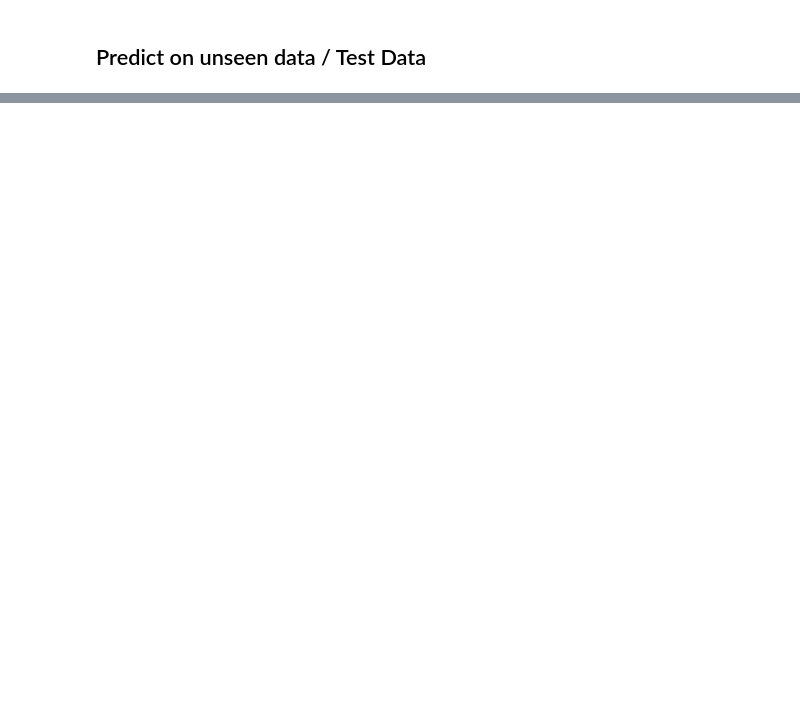
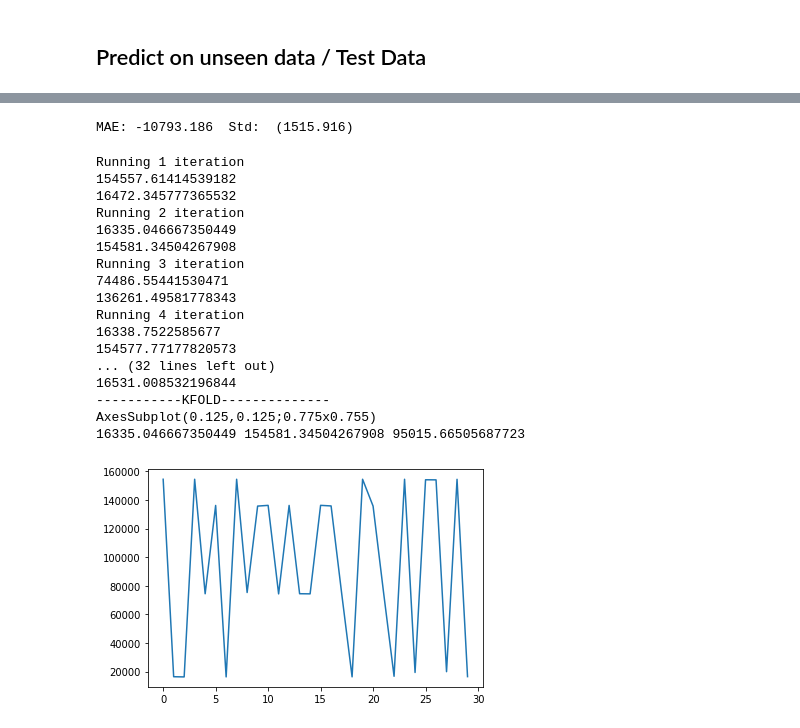
Before and after one commit to plaban1981/Dphi_hackathon, a Jupyter notebook: Data_Sprint_23_Used_Cars_Prices.ipynb, the cells around one changed output, grey strips where cells are left out. Drawn from its saved outputs; the diff is of its cells as text; code cells hidden in the pictures; blank space fills up the shorter version.

```diff
--- a/Data_Sprint_23_Used_Cars_Prices.ipynb
+++ b/Data_Sprint_23_Used_Cars_Prices.ipynb
@@ -514,0 +714,7 @@ pred_unseen = predict_model(stacker, data = test_data)
+# %%
+le_7 = LabelEncoder()
+le_7.fit(train_data['state'])
+test_data['state'] = test_data['state'].map(lambda s: 'unknown' if s not in le_7.classes_ else s)
+le_7.classes_ = np.append(le_7.classes_, 'unknown')
+train_data['state'] = le_7.transform(train_data['state'])
+test_data['state'] = le_7.transform(test_data['state'])
@@ -514,0 +764,8 @@ pred_unseen = predict_model(stacker, data = test_data)
+# %%
+X = train_data.drop('price_of_car',axis=1)
+Y = train_data['price_of_car']
+# %%
+from pyearth import Earth
+mars = Earth(max_terms=50,max_degree=1)
+# %%
+mars.fit(X,Y)
@@ -514,0 +787,60 @@ pred_unseen = predict_model(stacker, data = test_data)
+# %%
+from sklearn.model_selection import cross_val_score
+from sklearn.model_selection import RepeatedKFold
+cv = RepeatedKFold(n_splits=10, n_repeats=3, random_state=1)
+# evaluate the model and collect results
+n_scores = cross_val_score(mars, X, Y, scoring='neg_mean_absolute_error', cv=cv, n_jobs=-1)
+# report performance
+print('MAE: %.3f  Std:  (%.3f)' % (np.mean(n_scores), np.std(n_scores)))
+# %% [output]
+MAE: -10793.186  Std:  (1515.916)
+# %%
+from sklearn.metrics import mean_squared_error
+from sklearn.model_selection import KFold
+iterations = 15
+scores = []
+scores_val = []
+target = Y
+temp = X
+predictions = []
+for i in range(iterations):
+    print(f'Running {i+1} iteration')
+
+    kfold = KFold(n_splits = 2, shuffle=True)
+
+    for train_index,test_index in kfold.split(temp,target):
+        xtrain,xtest = temp[temp.index.isin(train_index)],temp[temp.index.isin(test_index)]
+        ytrain,ytest = target[train_index],target[test_index]
+
+        model  = Earth(max_terms=50,max_degree=1)
+        model.fit(xtrain,ytrain)
+
+        preds = model.predict(xtest)
+
+        print(np.sqrt(mean_squared_error(ytest,preds)))
+        scores.append(np.sqrt(mean_squared_error(ytest,preds)))
+        #
+#
+#
+print('-----------KFOLD--------------')
+print(sns.lineplot(x=[i for i in range(len(scores))],y=scores))
+print(min(scores),max(scores),np.mean(scores))
+# %% [output]
+Running 1 iteration
+154557.61414539182
+16472.345777365532
+Running 2 iteration
+16335.046667350449
+154581.34504267908
+Running 3 iteration
+74486.55441530471
+136261.49581778343
+Running 4 iteration
+16338.7522585677
+154577.77177820573
+... (32 lines left out)
+16531.008532196844
+-----------KFOLD--------------
+AxesSubplot(0.125,0.125;0.775x0.755)
+16335.046667350449 154581.34504267908 95015.66505687723
+[figure, added]
```
Also changed, not shown: parts of 43 cells of this notebook.
